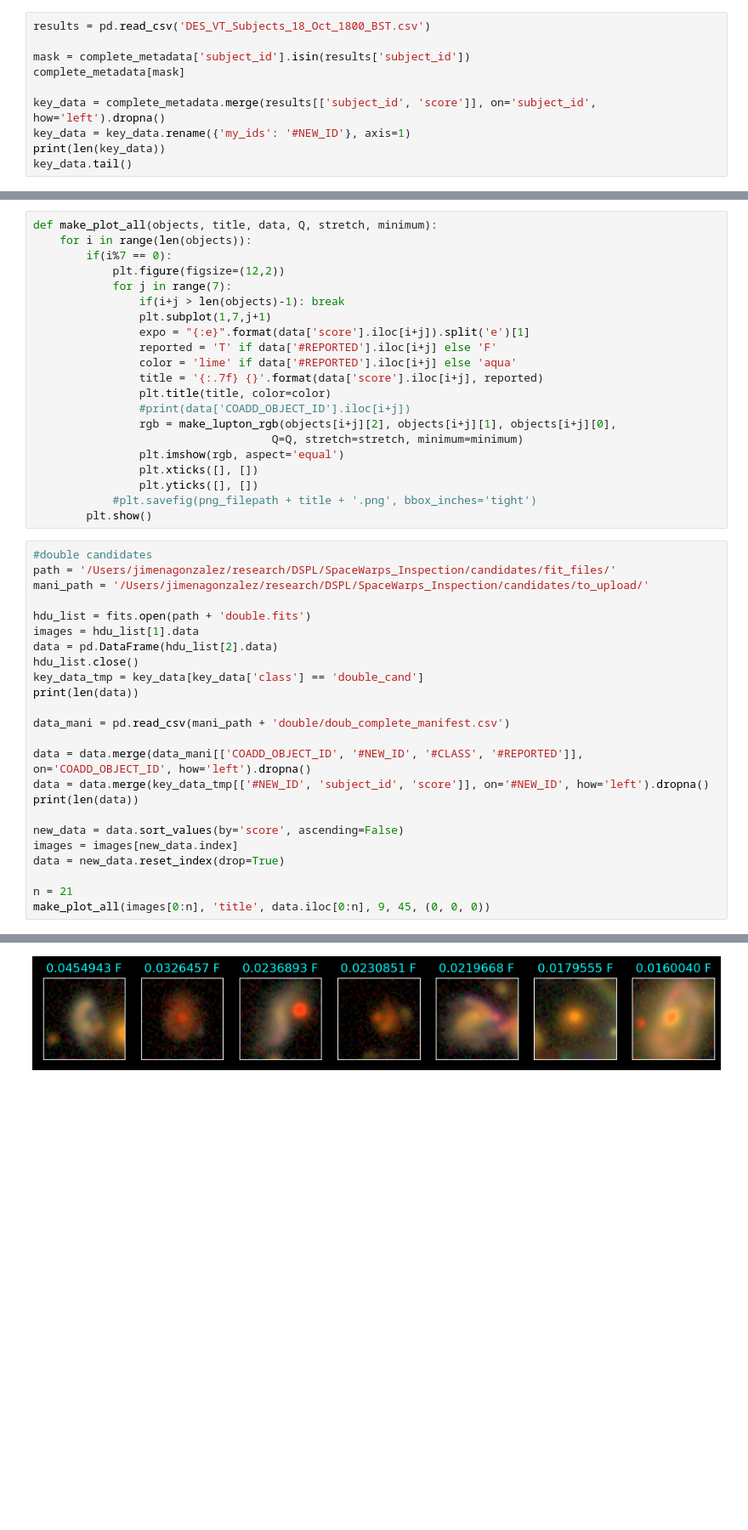
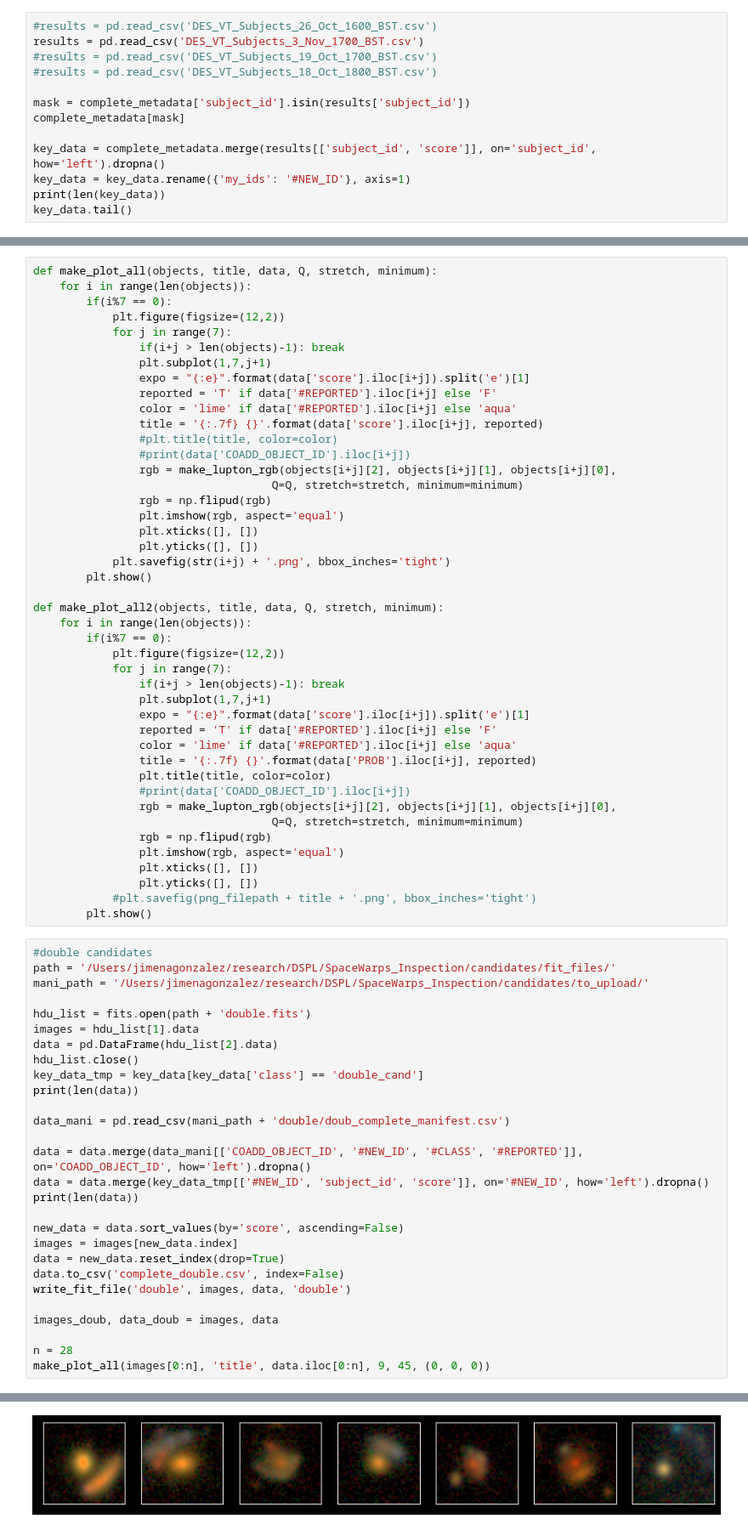
Before and after one commit to JimenaGonzalez/SpaceWarps_Inspection, a Jupyter notebook: Results/Analysis.ipynb, the cells around one changed output, grey strips where cells are left out. Shown at 85% size. Cells and saved outputs as stored; diff of their text form; blank space fills up the shorter version.

```diff
--- a/Results/Analysis.ipynb
+++ b/Results/Analysis.ipynb
@@ -41,7 +42,10 @@ complete_metadata.head()
 | 3 | double_cand | 92396149 | 3 |
 | 4 | double_cand | 92396150 | 4 |
 # %%
-results = pd.read_csv('DES_VT_Subjects_18_Oct_1800_BST.csv')
+#results = pd.read_csv('DES_VT_Subjects_26_Oct_1600_BST.csv')
+results = pd.read_csv('DES_VT_Subjects_3_Nov_1700_BST.csv')
+#results = pd.read_csv('DES_VT_Subjects_19_Oct_1700_BST.csv')
+#results = pd.read_csv('DES_VT_Subjects_18_Oct_1800_BST.csv')
 
 mask = complete_metadata['subject_id'].isin(results['subject_id'])
 complete_metadata[mask]
@@ -70,10 +110,33 @@ def make_plot_all(objects, title, data, Q, stretch, minimum):
                 reported = 'T' if data['#REPORTED'].iloc[i+j] else 'F'
                 color = 'lime' if data['#REPORTED'].iloc[i+j] else 'aqua'
                 title = '{:.7f} {}'.format(data['score'].iloc[i+j], reported)
+                #plt.title(title, color=color)
+                #print(data['COADD_OBJECT_ID'].iloc[i+j])
+                rgb = make_lupton_rgb(objects[i+j][2], objects[i+j][1], objects[i+j][0],
+                                    Q=Q, stretch=stretch, minimum=minimum)
+                rgb = np.flipud(rgb)
+                plt.imshow(rgb, aspect='equal')
+                plt.xticks([], [])
+                plt.yticks([], [])
+            plt.savefig(str(i+j) + '.png', bbox_inches='tight')
+        plt.show()
+
+def make_plot_all2(objects, title, data, Q, stretch, minimum):
+    for i in range(len(objects)):
+        if(i%7 == 0):
+            plt.figure(figsize=(12,2))
+            for j in range(7):
+                if(i+j > len(objects)-1): break
+                plt.subplot(1,7,j+1)
+                expo = "{:e}".format(data['score'].iloc[i+j]).split('e')[1]
+                reported = 'T' if data['#REPORTED'].iloc[i+j] else 'F'
+                color = 'lime' if data['#REPORTED'].iloc[i+j] else 'aqua'
+                title = '{:.7f} {}'.format(data['PROB'].iloc[i+j], reported)
                 plt.title(title, color=color)
                 #print(data['COADD_OBJECT_ID'].iloc[i+j])
                 rgb = make_lupton_rgb(objects[i+j][2], objects[i+j][1], objects[i+j][0],
                                     Q=Q, stretch=stretch, minimum=minimum)
+                rgb = np.flipud(rgb)
                 plt.imshow(rgb, aspect='equal')
                 plt.xticks([], [])
                 plt.yticks([], [])
@@ -100,8 +163,12 @@ print(len(data))
 new_data = data.sort_values(by='score', ascending=False)
 images = images[new_data.index]
 data = new_data.reset_index(drop=True)
+data.to_csv('complete_double.csv', index=False)
+write_fit_file('double', images, data, 'double')
 
-n = 21
+images_doub, data_doub = images, data
+
+n = 28
 make_plot_all(images[0:n], 'title', data.iloc[0:n], 9, 45, (0, 0, 0))
 # %% [output]
 1928
@@ -109 +176 @@ make_plot_all(images[0:n], 'title', data.iloc[0:n], 9, 45, (0, 0, 0))
-[figure, old version]
+[figure, new version]
```
Also changed, not shown: parts of 10 cells of this notebook.
